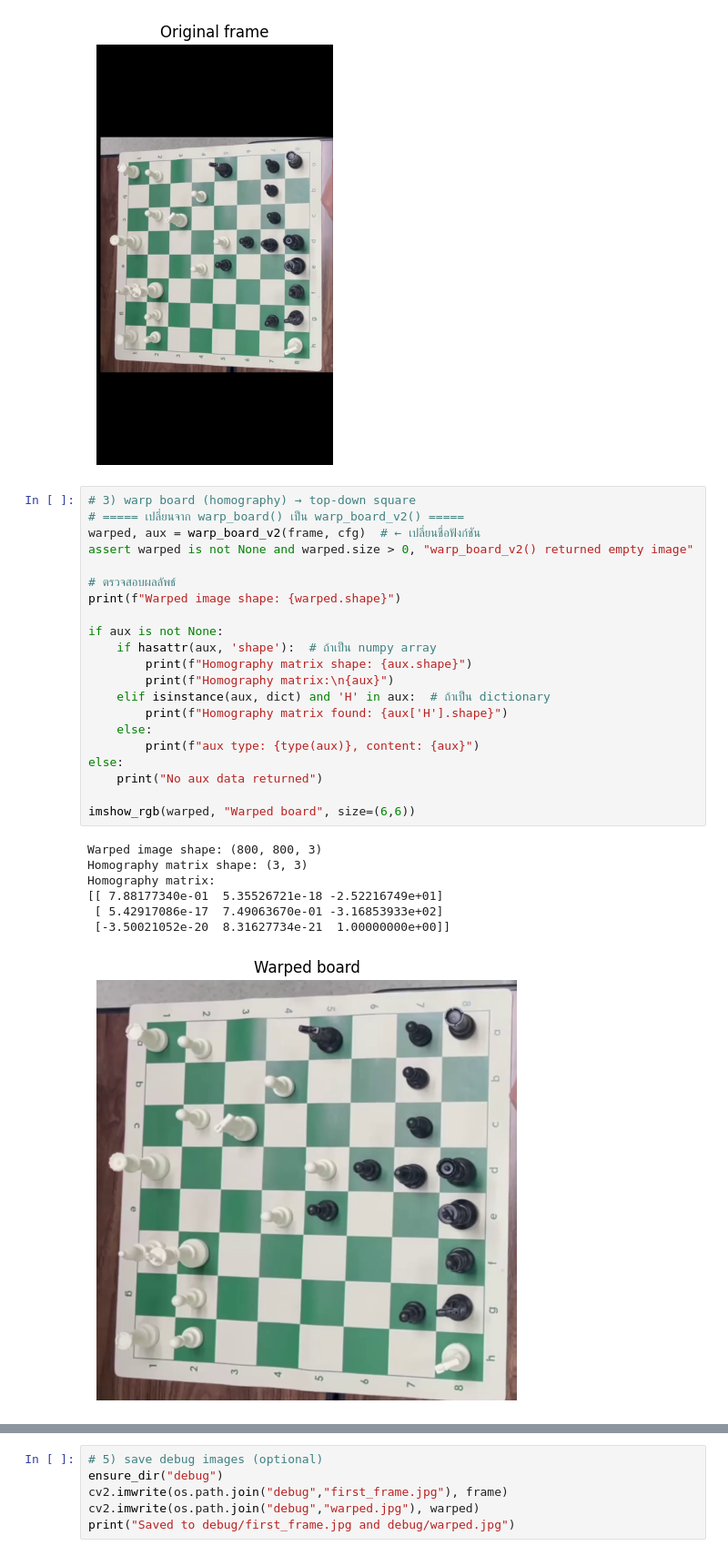
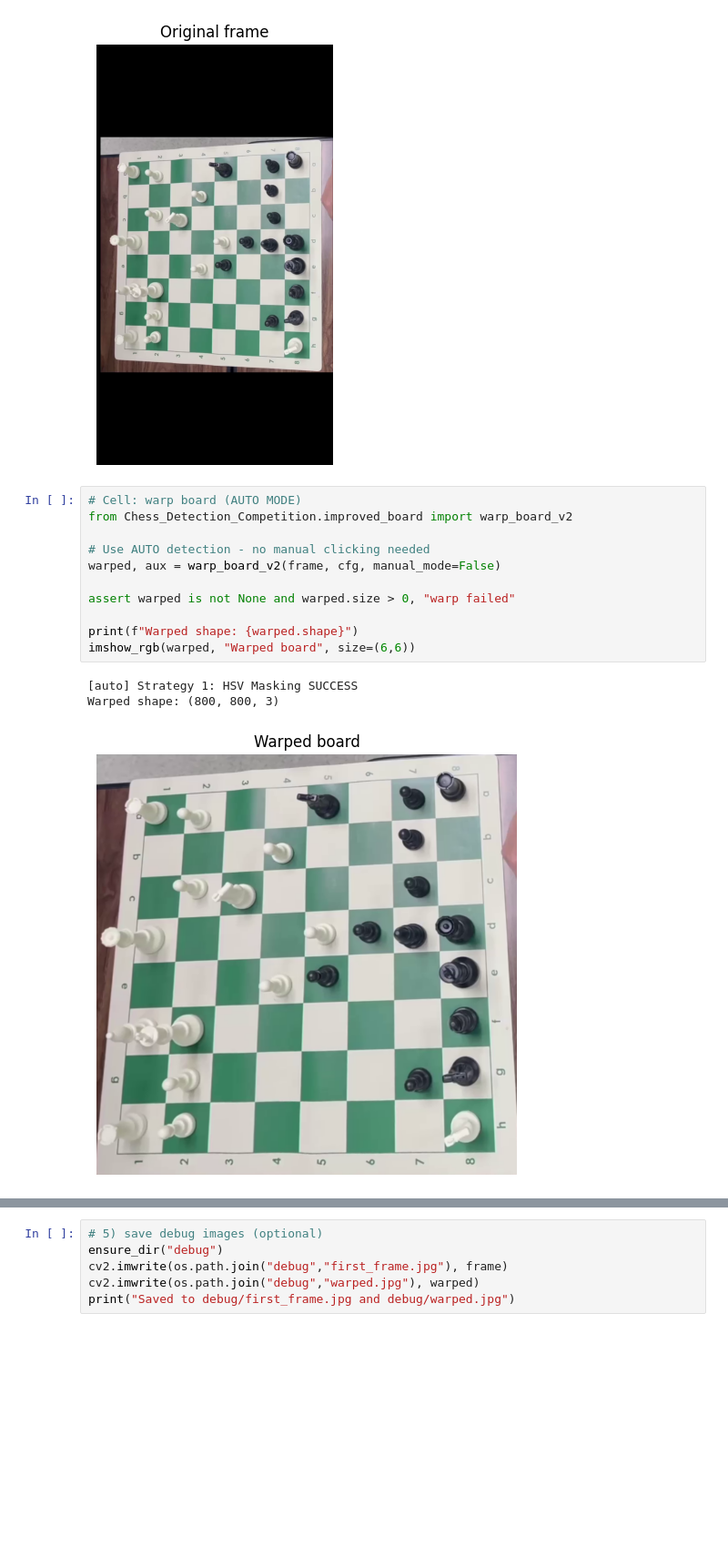
Before and after one commit to JaidogDev/Hybrid-MobileNet-CNN-Based-Chessboard-State-Tracking-Pipeline, a Jupyter notebook: notebooks/01_board_detect.ipynb, the cells around one changed output, grey strips where cells are left out. Shown at 91% size. Cells and saved outputs as stored; diff of their text form; blank space fills up the shorter version.

```diff
--- a/notebooks/01_board_detect.ipynb
+++ b/notebooks/01_board_detect.ipynb
@@ -45,33 +45,19 @@ assert ok and frame is not None, f"Cannot read first frame: {video_path}"
 imshow_rgb(frame, "Original frame", size=(4,6))
 # %% [output]
 [figure]
-# %%
-# 3) warp board (homography) → top-down square
-# ===== เปลี่ยนจาก warp_board() เป็น warp_board_v2() =====
-warped, aux = warp_board_v2(frame, cfg)  # ← เปลี่ยนชื่อฟังก์ชัน
-assert warped is not None and warped.size > 0, "warp_board_v2() returned empty image"
-
-# ตรวจสอบผลลัพธ์
-print(f"Warped image shape: {warped.shape}")
-
-if aux is not None:
-    if hasattr(aux, 'shape'):  # ถ้าเป็น numpy array
-        print(f"Homography matrix shape: {aux.shape}")
-        print(f"Homography matrix:\n{aux}")
-    elif isinstance(aux, dict) and 'H' in aux:  # ถ้าเป็น dictionary
-        print(f"Homography matrix found: {aux['H'].shape}")
-    else:
-        print(f"aux type: {type(aux)}, content: {aux}")
-else:
-    print("No aux data returned")
-
-imshow_rgb(warped, "Warped board", size=(6,6))
-# %% [output]
-Warped image shape: (800, 800, 3)
-Homography matrix shape: (3, 3)
-Homography matrix:
-[[ 7.88177340e-01  5.35526721e-18 -2.52216749e+01]
- [ 5.42917086e-17  7.49063670e-01 -3.16853933e+02]
- [-3.50021052e-20  8.31627734e-21  1.00000000e+00]]
-[figure, removed]
+# %%
+# Cell: warp board (AUTO MODE)
+from Chess_Detection_Competition.improved_board import warp_board_v2
+
+# Use AUTO detection - no manual clicking needed
+warped, aux = warp_board_v2(frame, cfg, manual_mode=False)
+
+assert warped is not None and warped.size > 0, "warp failed"
+
+print(f"Warped shape: {warped.shape}")
+imshow_rgb(warped, "Warped board", size=(6,6))
+# %% [output]
+[auto] Strategy 1: HSV Masking SUCCESS
+Warped shape: (800, 800, 3)
+[figure, added]
 # %%
```
Also changed, not shown: parts of 1 cell of this notebook, 36 other files.
